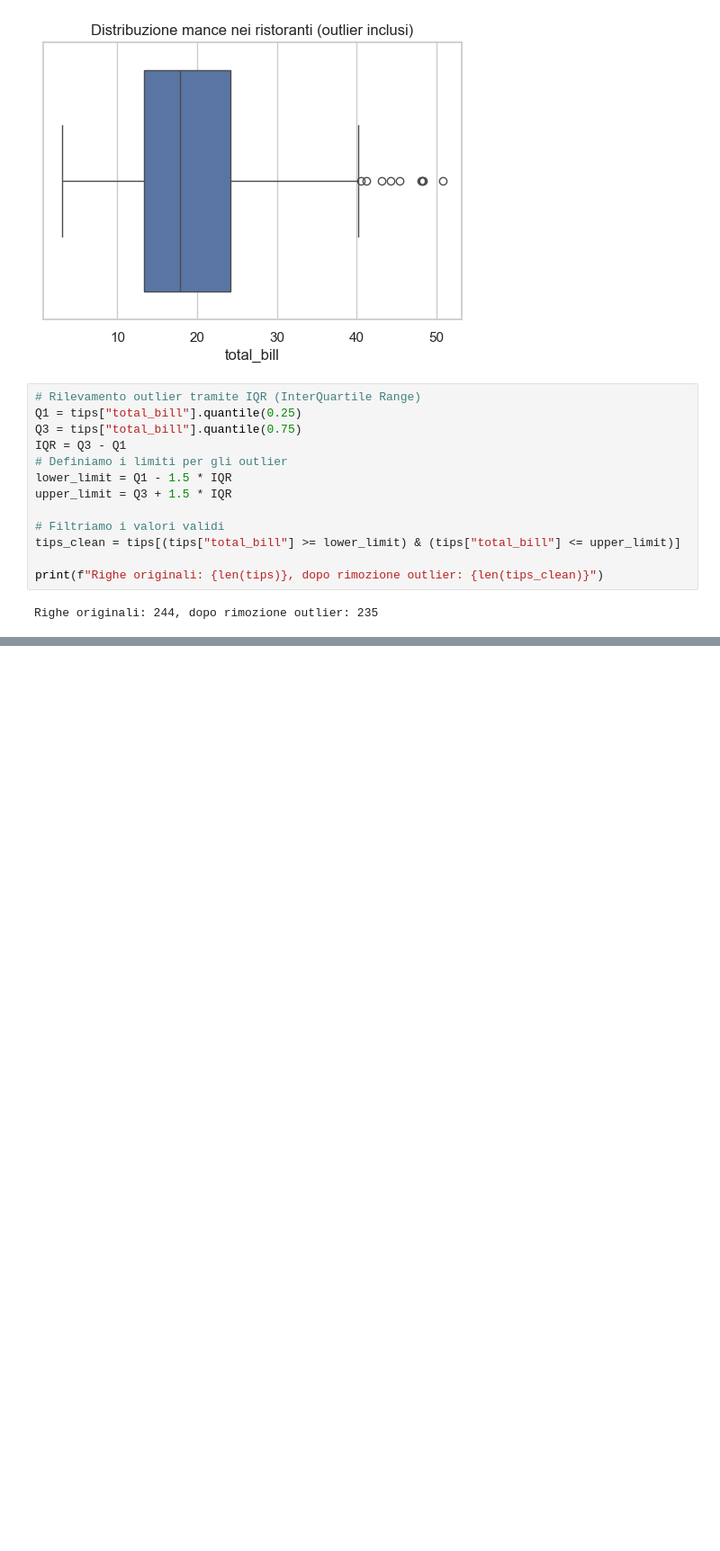
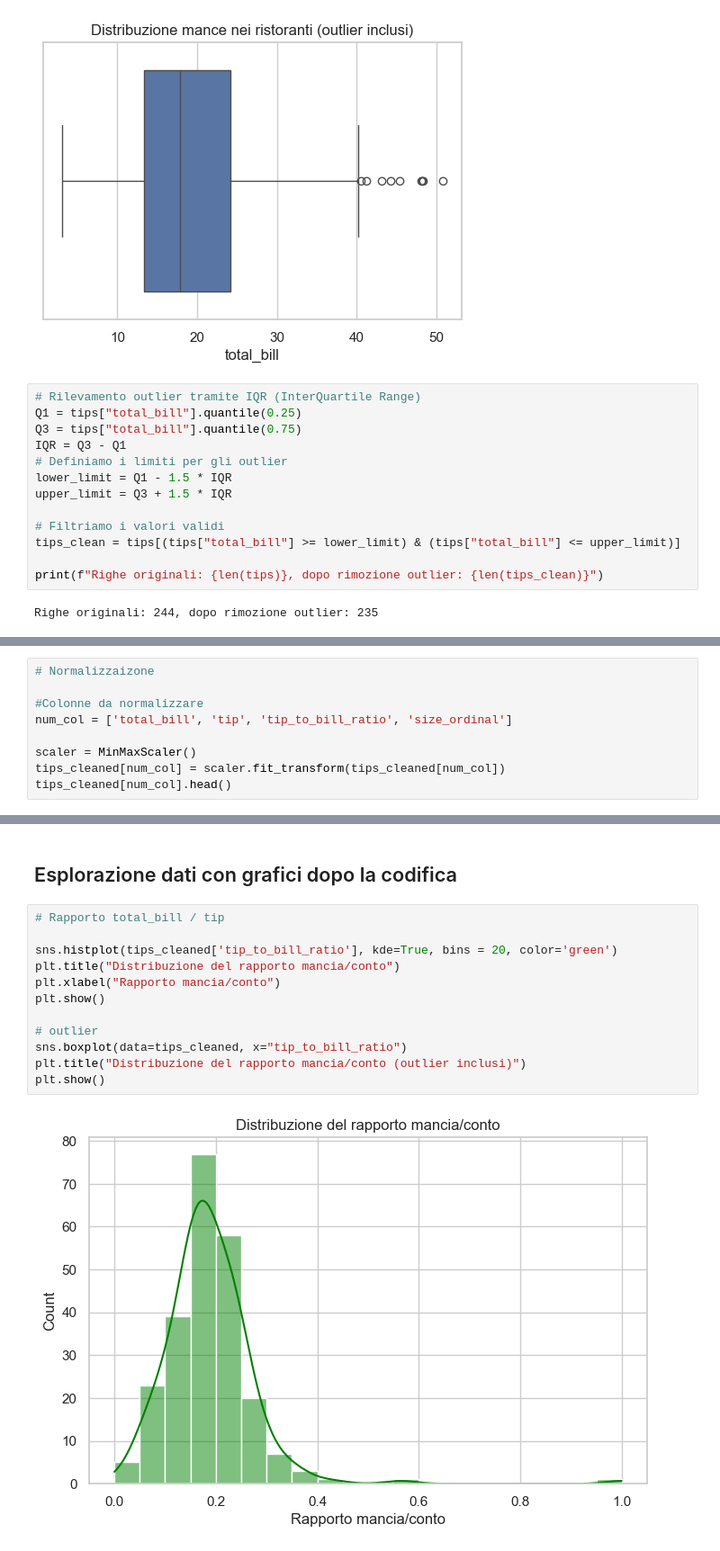
Before and after one commit to ValeriaParise/MACHINE-LEARNING, a Jupyter notebook: Lezioni/04 -24 ottobre/TIPSDataset-Valeria.ipynb, the cells around one changed output, grey strips where cells are left out. Shown at 90% size. Saved outputs shown, nothing was run; the diff lists cells and outputs as text; blank space fills up the shorter version.

```diff
--- a/Lezioni/04 -24 ottobre/TIPSDataset-Valeria.ipynb
+++ b/Lezioni/04 -24 ottobre/TIPSDataset-Valeria.ipynb
@@ -390,0 +321,9 @@ tips_cleaned.head()
+# %%
+# Normalizzaizone
+
+#Colonne da normalizzare
+num_col = ['total_bill', 'tip', 'tip_to_bill_ratio', 'size_ordinal']
+
+scaler = MinMaxScaler()
+tips_cleaned[num_col] = scaler.fit_transform(tips_cleaned[num_col])
+tips_cleaned[num_col].head()
@@ -390,0 +337,16 @@ tips_cleaned.head()
+# %% [markdown]
+## Esplorazione dati con grafici dopo la codifica
+# %%
+# Rapporto total_bill / tip
+
+sns.histplot(tips_cleaned['tip_to_bill_ratio'], kde=True, bins = 20, color='green')
+plt.title("Distribuzione del rapporto mancia/conto")
+plt.xlabel("Rapporto mancia/conto")
+plt.show()
+
+# outlier
+sns.boxplot(data=tips_cleaned, x="tip_to_bill_ratio")
+plt.title("Distribuzione del rapporto mancia/conto (outlier inclusi)")
+plt.show()
+# %% [output]
+[figure, added]
```
Also changed, not shown: parts of 21 cells of this notebook, 2 other files.
